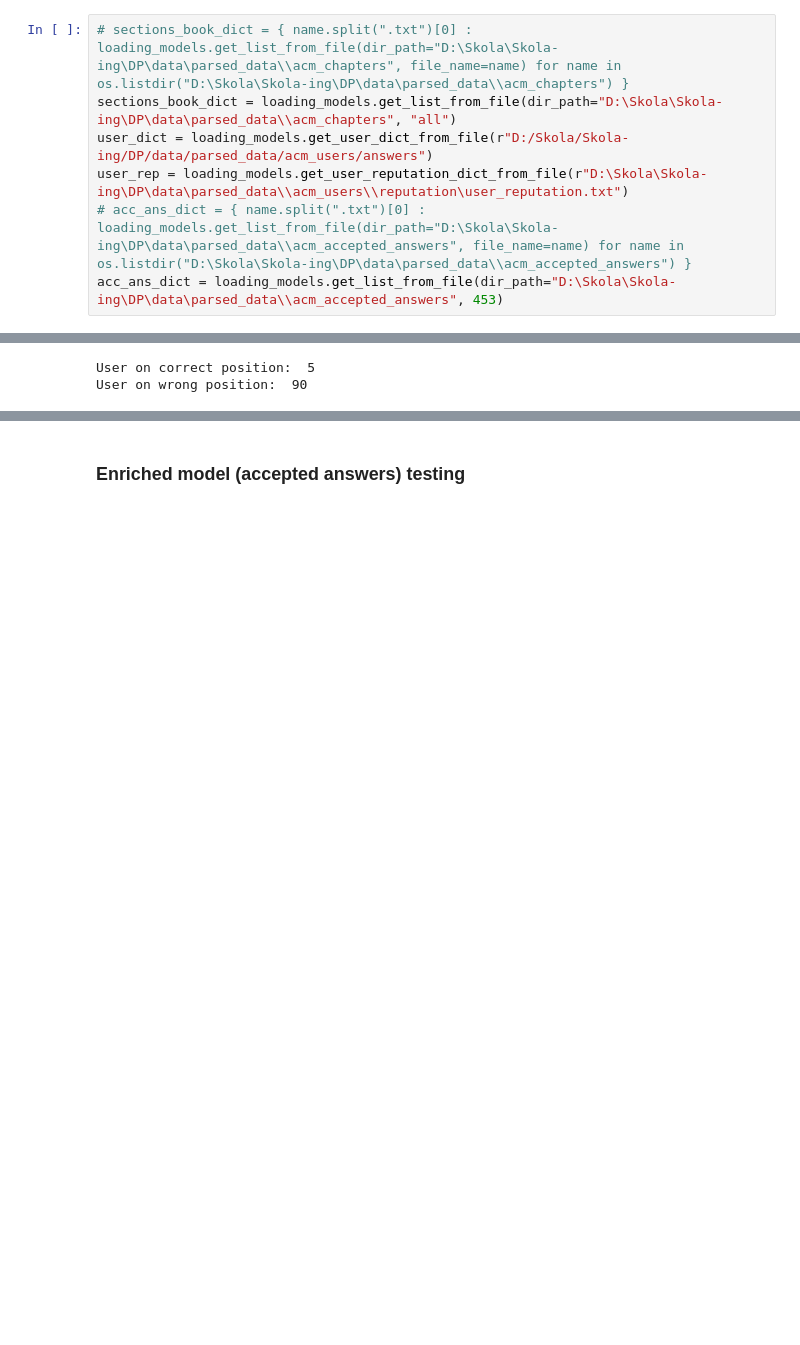
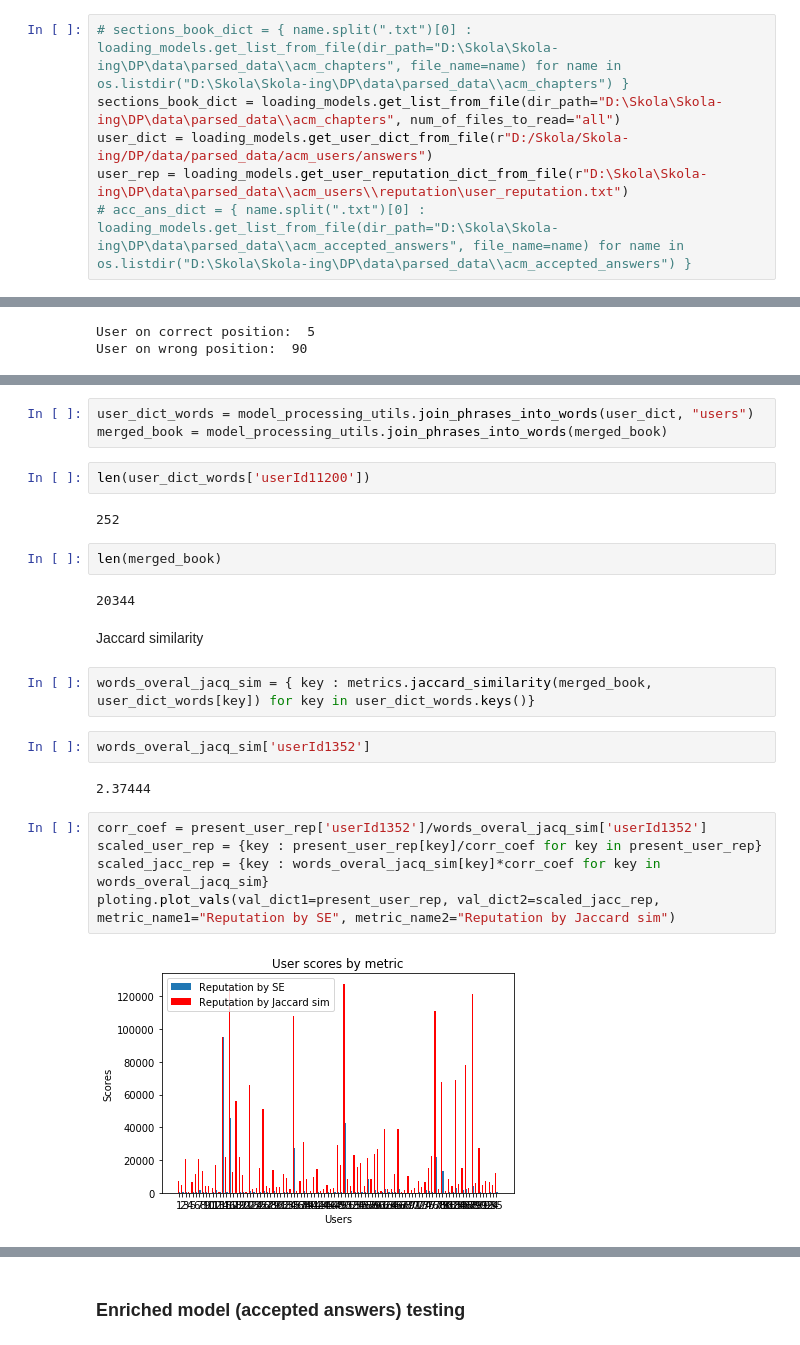
Before and after one commit to Denissovan/DP-user_parsing, a Jupyter notebook: SE_parsing.ipynb, the cells around one changed output, grey strips where cells are left out. Cells and saved outputs as stored; diff of their text form; blank space fills up the shorter version.

Commit message:
enriched model testing

```diff
--- a/SE_parsing.ipynb
+++ b/SE_parsing.ipynb
@@ -545,11 +546,10 @@ def execute_acc_ans_parsing(dir_path, start_idx, end_idx, answer_df):
 from parsing.model_evaluation import loading_models, metrics, ploting, model_processing_utils
 # %%
 # sections_book_dict = { name.split(".txt")[0] : loading_models.get_list_from_file(dir_path="D:\Skola\Skola-ing\DP\data\parsed_data\\acm_chapters", file_name=name) for name in os.listdir("D:\Skola\Skola-ing\DP\data\parsed_data\\acm_chapters") }
-sections_book_dict = loading_models.get_list_from_file(dir_path="D:\Skola\Skola-ing\DP\data\parsed_data\\acm_chapters", "all")
+sections_book_dict = loading_models.get_list_from_file(dir_path="D:\Skola\Skola-ing\DP\data\parsed_data\\acm_chapters", num_of_files_to_read="all")
 user_dict = loading_models.get_user_dict_from_file(r"D:/Skola/Skola-ing/DP/data/parsed_data/acm_users/answers")
 user_rep = loading_models.get_user_reputation_dict_from_file(r"D:\Skola\Skola-ing\DP\data\parsed_data\\acm_users\\reputation\user_reputation.txt")
 # acc_ans_dict = { name.split(".txt")[0] : loading_models.get_list_from_file(dir_path="D:\Skola\Skola-ing\DP\data\parsed_data\\acm_accepted_answers", file_name=name) for name in os.listdir("D:\Skola\Skola-ing\DP\data\parsed_data\\acm_accepted_answers") }
-acc_ans_dict = loading_models.get_list_from_file(dir_path="D:\Skola\Skola-ing\DP\data\parsed_data\\acm_accepted_answers", 453)
 # %%
 print(f"num of user models: {len(user_dict)}, num of user reps: {len(user_rep)}")
 # %% [output]
@@ -684,0 +683,26 @@ User on wrong position:  90
+# %%
+user_dict_words = model_processing_utils.join_phrases_into_words(user_dict, "users")
+merged_book = model_processing_utils.join_phrases_into_words(merged_book)
+# %%
+len(user_dict_words['userId11200'])
+# %% [output]
+252
+# %%
+len(merged_book)
+# %% [output]
+20344
+# %% [markdown]
+Jaccard similarity
+# %%
+words_overal_jacq_sim = { key : metrics.jaccard_similarity(merged_book, user_dict_words[key]) for key in user_dict_words.keys()}
+# %%
+words_overal_jacq_sim['userId1352']
+# %% [output]
+2.37444
+# %%
+corr_coef = present_user_rep['userId1352']/words_overal_jacq_sim['userId1352']
+scaled_user_rep = {key : present_user_rep[key]/corr_coef for key in present_user_rep}
+scaled_jacc_rep = {key : words_overal_jacq_sim[key]*corr_coef for key in words_overal_jacq_sim}
+ploting.plot_vals(val_dict1=present_user_rep, val_dict2=scaled_jacc_rep, metric_name1="Reputation by SE", metric_name2="Reputation by Jaccard sim")
+# %% [output]
+[figure, added]
```
Also changed, not shown: parts of 68 cells of this notebook, 1 other file.
